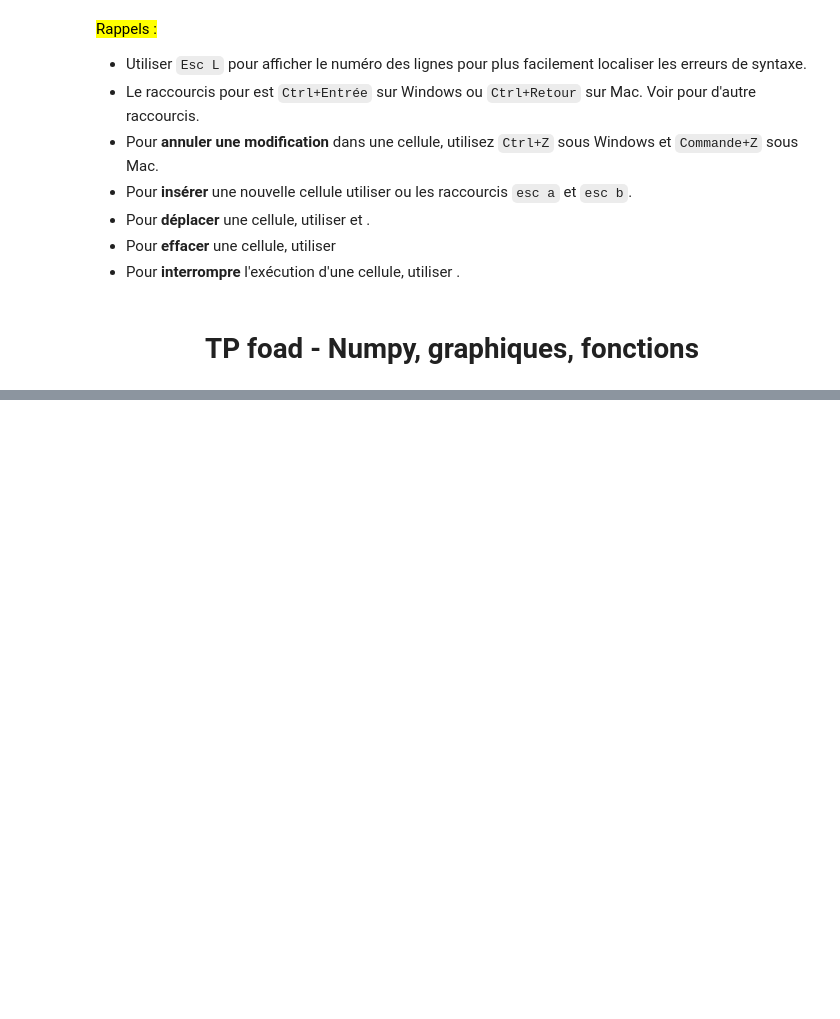
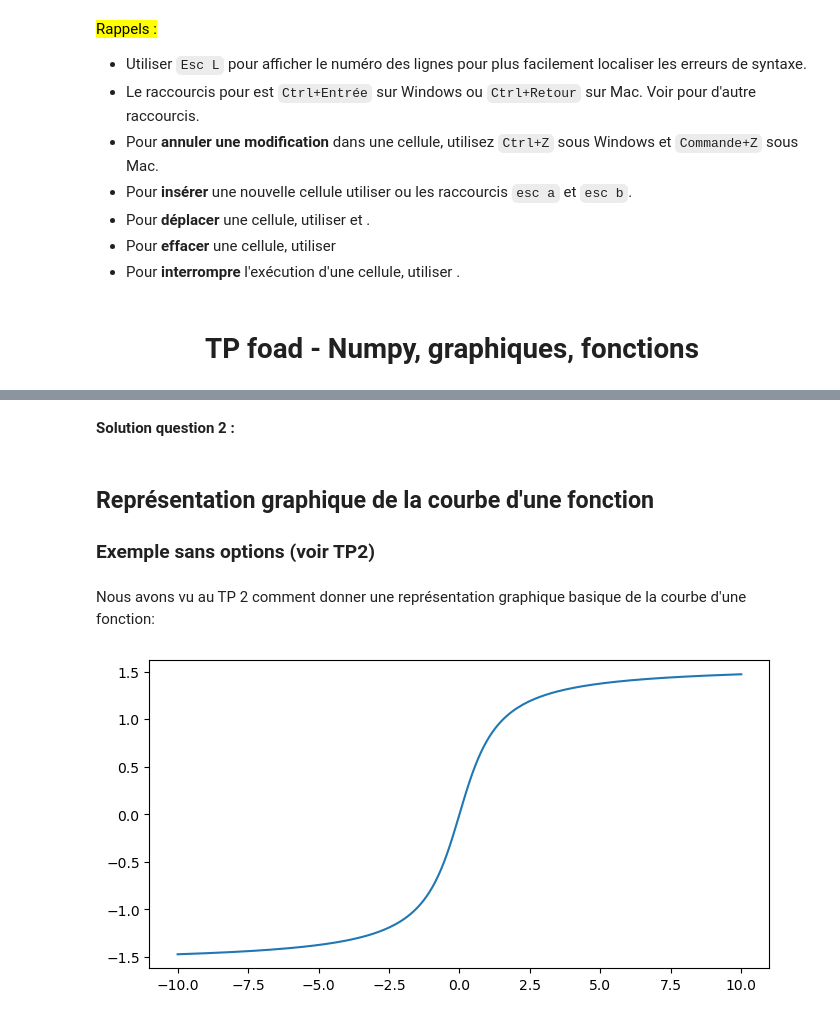
Before and after one commit to maxbauergit/SVE, a Jupyter notebook: TP-foad-Nom-prenom.ipynb, the cells around one changed output, grey strips where cells are left out. Cells and saved outputs as stored; diff of their text form; code cells hidden in the pictures; blank space fills up the shorter version.

```diff
--- a/TP-foad-Nom-prenom.ipynb
+++ b/TP-foad-Nom-prenom.ipynb
@@ -284,7 +30,0 @@ Pour plus de lisibilité, nous définissons d'abord une fonction Python:
-# %%
-import numpy as np # il suffit de l'importer une fois
-
-def f(x): # définition d'une fonction qui s'appelle f
-    return np.log(x) # donne en retour np.log(x), fonc f(x) vaut ln(x)
-
-f(2) # comme np.log(2)
@@ -337,17 +30,0 @@ procéder comme avant, mais utiliser deux `plt.plot(...)` avant (un seul) `plt.s
-# %%
-# Représentation minimale
-def f(x):
-    return x**2
-def g(x):
-    return x**3
-
-plt.figure(figsize=(7, 5))
-l_x = np.linspace(-2, 2, 100) # vecteur des ordonnés
-l_y1 = [f(x) for x in l_x] # vecteur (array) des abscisses
-l_y2 = [g(x) for x in l_x] # vecteur (array) des ordonnés
-# option: l_y1 = f(l_x)
-# option: l_y2 = g(l_x)
-plt.plot(l_x, l_y1, label="x**2") # première courbe
-plt.plot(l_x, l_y2, label="x**3") # deuxième courbe
-plt.legend() # affiche la légende
-plt.show() # affiche le graphique avec les deux courbes
@@ -361,0 +108,26 @@ plt.show() # affiche le graphique avec les deux courbes
+# %% [markdown]
+**Solution question 2 :**
+# %% [markdown]
+## Représentation graphique de la courbe d'une fonction
+
+### Exemple sans options (voir TP2)
+# %% [markdown]
+Nous avons vu au TP 2 comment donner une représentation graphique basique de la courbe d'une fonction:
+# %%
+import matplotlib.pyplot as plt # il suffit de l'importer dans une seule cellule
+import numpy as np # mettre les importations en début de la cellule
+
+def f(x): # mettre toutes les définitions en haut de la cellule juste après les importations
+    y = np.arctan(x) # donner ici l'expression qui définit la fonction
+    return y
+
+plt.figure(figsize=(8, 4)) # définit la taille du graphique
+
+a, b = -10, 10 # la courbe est tracé sur l'intervalle [a, b] = [-10, 10];
+l_x = np.linspace(a, b, 200) # liste des abscisses; modifier si besoin le nombre de points
+l_y = [f(x) for x in l_x] # liste des ordonnés
+plt.plot(l_x, l_y) # construit le graphique
+
+plt.show() # affiche le graphique
+# %% [output]
+[figure, added]
```
Also changed, not shown: parts of 70 cells of this notebook, 1 other file.
